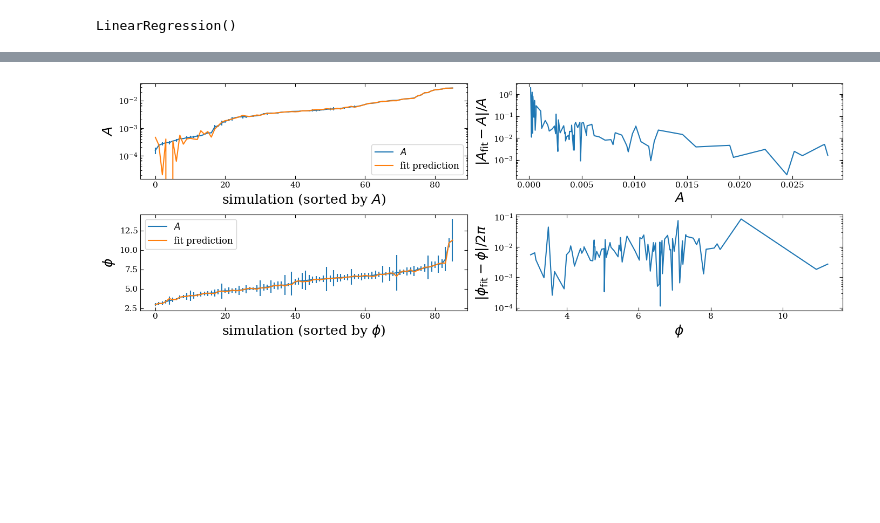
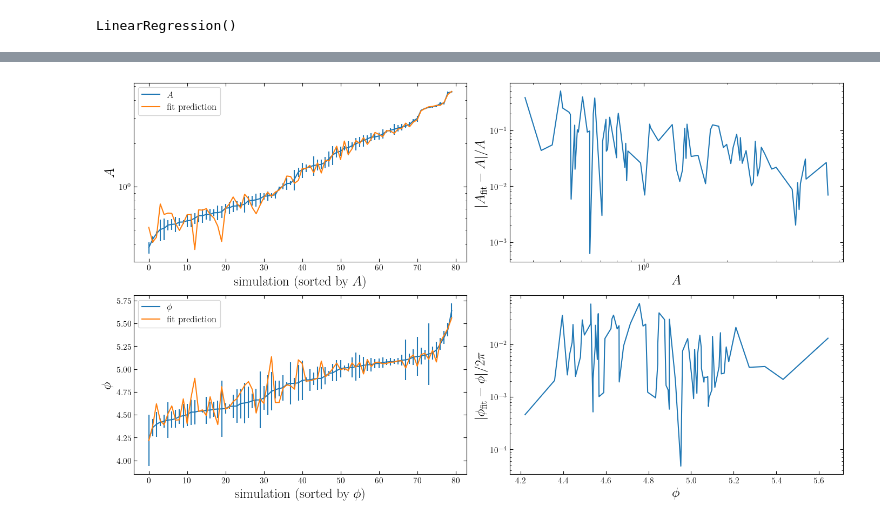
Before and after one commit to mhycheung/jaxqualin, a Jupyter notebook: notebooks/hyperfit/amp_hyperfit_phase.ipynb, the cells around one changed output, grey strips where cells are left out. Drawn from its saved outputs; the diff is of its cells as text; code cells hidden in the pictures; blank space fills up the shorter version.

Commit message:
amplitude and phase fits, interpolator

```diff
--- a/notebooks/hyperfit/amp_hyperfit_phase.ipynb
+++ b/notebooks/hyperfit/amp_hyperfit_phase.ipynb
@@ -120,14 +124,16 @@ for lm in all_lm:
     else:
         PN_dom_func[lm] = lambda eta: eta
 # %%
-l, m = 2, 1
-mode_string_pro = '-2.1.0'
+l, m = 3, 3
+mode_string_pro = '3.3.1'
 mode_string_plot = mode_string_pro.replace('.', ',')
+mode_string_plot_tex = mode_string_pro.replace('.', r'{,}')
 if mode_string_plot[0] == '-':
     mode_string_plot = '𝑟' + mode_string_plot[1:]
+    mode_string_plot_tex = r'r' + mode_string_plot_tex[1:]
+    PN_func = PN_dom_func[(l,m)]
 else:
     PN_func = PN_dom_func[(l,m)]
-mode_string_plot_tex = mode_string_pro.replace('.', r'{,}')
 
 # screen = [1110]
 if mode_string_pro == '5.5.0':
@@ -601,5 +608,12 @@ fig.tight_layout()
 # %%
-best_degree_A = degrees[best_indx_A]
+if mode_string_pro in ['2.1.0', '3.2.0', '4.4.0']:
+    best_degree_A = 5
+elif mode_string_pro in ['5.5.0']:
+    best_degree_A = 6
+# elif mode_string_pro in ['-2.2.0']:
+#     best_degree_A = 5
+else:
+    best_degree_A = degrees[best_indx_A]
 
 poly_A = PolynomialFeatures(degree=best_degree_A, include_bias=True)
 poly_features_A = poly_A.fit_transform(X_A)
@@ -669,5 +683,8 @@ fig.tight_layout()
 # %%
-best_degree_phi = degrees[best_indx_phi]
+if mode_string_pro in ['4.4.0', '5.5.0']:
+    best_degree_phi = 6
+else:
+    best_degree_phi = degrees[best_indx_phi]
 
 poly_phi = PolynomialFeatures(degree=best_degree_phi, include_bias=True)
 poly_features_phi = poly_phi.fit_transform(X_phi)
@@ -826,8 +843,13 @@ $\displaystyle 9.191 - 21.01 \eta + 3.961 \chi_+ + 11.53 \eta^2 - 0.5383 \eta \c
 # %%
-# with open(f'./fit_expressions/hyperfit_tex_{mode_string_pro}.txt', 'w') as f:
-#     f.write(tex_expression)
+with open(f'./fit_expressions/hyperfit_tex_A_{mode_string_pro}.txt', 'w') as f:
+    f.write(tex_expression_A)
 
-# np.savetxt(f'./fit_expressions/hyperfit_array_{mode_string_pro}.csv', save_array)
+np.savetxt(f'./fit_expressions/hyperfit_array_A_{mode_string_pro}.csv', save_array_A)
+
+with open(f'./fit_expressions/hyperfit_tex_phi_{mode_string_pro}.txt', 'w') as f:
+    f.write(tex_expression_phi)
+
+np.savetxt(f'./fit_expressions/hyperfit_array_phi_{mode_string_pro}.csv', save_array_phi)
 # %%
 # y_pred = models[best_indx].predict(poly_features_list[best_indx])
 A_pred = poly_red_A.predict(poly_features_A[:, include_terms_sorted_A])
@@ -854,40 +876,42 @@ df_mode_3D_copy_A.sort_values('A_med', ascending = True, inplace = True)
 df_mode_3D_copy_phi = df_mode_3D.copy()
 df_mode_3D_copy_phi.sort_values('phase_unwrapped', ascending = True, inplace = True)
 # %%
-fig, axss = plt.subplots(2, 2, figsize = (14, 5))
+fig, axss = plt.subplots(2, 2, figsize = (14, 8))
 
 axs = axss[0]
 
 axs[0].semilogy(df_mode_3D_copy_A['A_med'].to_numpy(), label = r'$A$')
 axs[0].errorbar(range(len(df_mode_3D_copy_A)), df_mode_3D_copy_A['A_med'].to_numpy(),
              yerr = df_mode_3D_copy_A['A_med'].to_numpy()*df_mode_3D_copy_A['A_range'].to_numpy(), fmt = 'none',
              )
 axs[0].semilogy(df_mode_3D_copy_A['A_pred'].to_numpy(), label = r'fit prediction')
 axs[0].set_xlabel(r'simulation (sorted by $A$)')
 axs[0].set_ylabel(r'$A$')
 axs[0].legend()
 
-axs[1].semilogy(df_mode_3D_copy_A['A_med'].to_numpy(), np.abs(df_mode_3D_copy_A['A_med'].to_numpy() - df_mode_3D_copy_A['A_pred'].to_numpy())/df_mode_3D_copy_A['A_med'].to_numpy())
+axs[1].loglog(df_mode_3D_copy_A['A_med'].to_numpy(), np.abs(df_mode_3D_copy_A['A_med'].to_numpy() - df_mode_3D_copy_A['A_pred'].to_numpy())/df_mode_3D_copy_A['A_med'].to_numpy())
 axs[1].set_xlabel(r'$A$')
 axs[1].set_ylabel(r'$|A_{\rm fit} - A|/A$')
 
 axs = axss[1]
 
-axs[0].plot(df_mode_3D_copy_phi['phase_unwrapped'].to_numpy(), label = r'$A$')
+axs[0].plot(df_mode_3D_copy_phi['phase_unwrapped'].to_numpy(), label = r'$\phi$')
 axs[0].errorbar(range(len(df_mode_3D_copy_phi)), df_mode_3D_copy_phi['phase_unwrapped'].to_numpy(),
-             yerr = df_mode_3D_copy_phi['phase_unwrapped'].to_numpy()*df_mode_3D_copy_phi['phi_range'].to_numpy(), fmt = 'none',
+             yerr = df_mode_3D_copy_phi['phi_range'].to_numpy(), fmt = 'none',
              )
 axs[0].plot(df_mode_3D_copy_phi['phi_pred'].to_numpy(), label = r'fit prediction')
 axs[0].set_xlabel(r'simulation (sorted by $\phi$)')
 axs[0].set_ylabel(r'$\phi$')
 axs[0].legend()
 
 axs[1].semilogy(df_mode_3D_copy_phi['phase_unwrapped'].to_numpy(), np.abs(df_mode_3D_copy_phi['phase_unwrapped'].to_numpy() - df_mode_3D_copy_phi['phi_pred'].to_numpy())/(2*np.pi))
 axs[1].set_xlabel(r'$\phi$')
 axs[1].set_ylabel(r'$|\phi_{\rm fit} - \phi|/2\pi$')
 
+
+
 fig.tight_layout()
 plt.savefig(f'../../plots/fit_err_{mode_string_pro}.pdf')
 plt.savefig(f'../../plots/fit_err_{mode_string_pro}.png', dpi = 300, bbox_inches = 'tight', transparent = False, facecolor='white')
 # %% [output]
-[figure, old version]
+[figure, new version]
```
Also changed, not shown: parts of 18 cells of this notebook, 57 other files.
